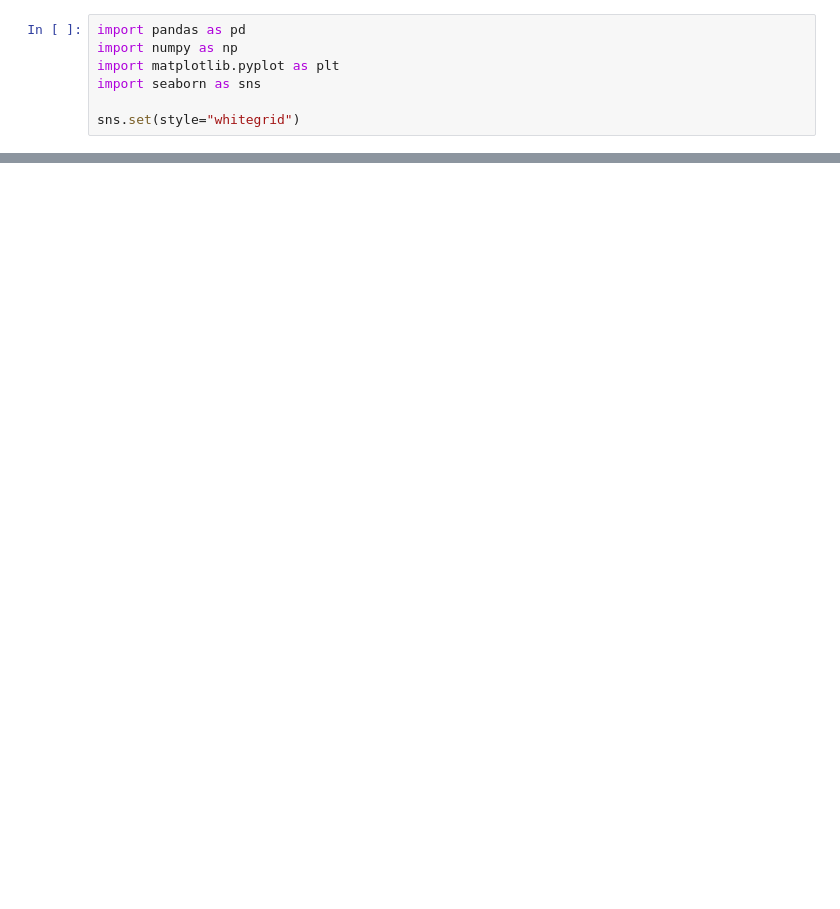
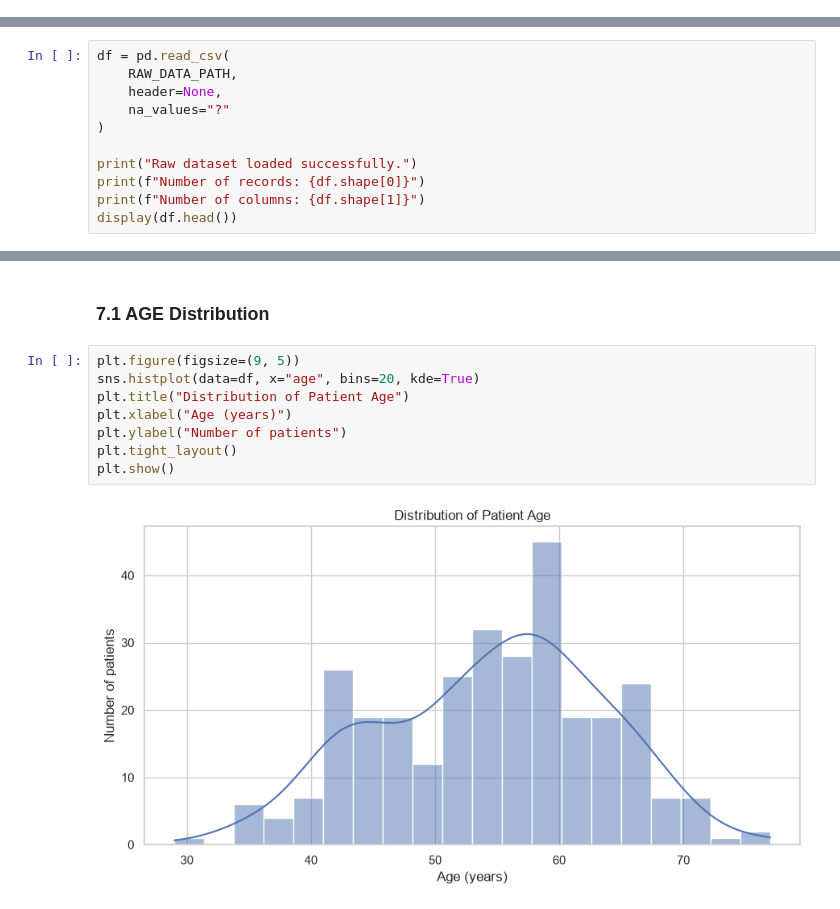
Before and after one commit to bh-arti113/heart-disease-risk-prediction, a Jupyter notebook: notebooks/02_dataset_audit.ipynb, the cells around one changed output, grey strips where cells are left out. Cells and saved outputs as stored; diff of their text form; blank space fills up the shorter version.

```diff
--- a/notebooks/02_dataset_audit.ipynb
+++ b/notebooks/02_dataset_audit.ipynb
@@ -1,7 +0,0 @@
-# %%
-import pandas as pd
-import numpy as np
-import matplotlib.pyplot as plt
-import seaborn as sns
-
-sns.set(style="whitegrid")
@@ -661,0 +59,11 @@ Preprocessor saved!
+# %%
+df = pd.read_csv(
+    RAW_DATA_PATH,
+    header=None,
+    na_values="?"
+)
+
+print("Raw dataset loaded successfully.")
+print(f"Number of records: {df.shape[0]}")
+print(f"Number of columns: {df.shape[1]}")
+display(df.head())
@@ -661,0 +309,12 @@ Preprocessor saved!
+# %% [markdown]
+### 7.1 AGE Distribution
+# %%
+plt.figure(figsize=(9, 5))
+sns.histplot(data=df, x="age", bins=20, kde=True)
+plt.title("Distribution of Patient Age")
+plt.xlabel("Age (years)")
+plt.ylabel("Number of patients")
+plt.tight_layout()
+plt.show()
+# %% [output]
+[figure, added]
```
Also changed, not shown: parts of 88 cells of this notebook.
